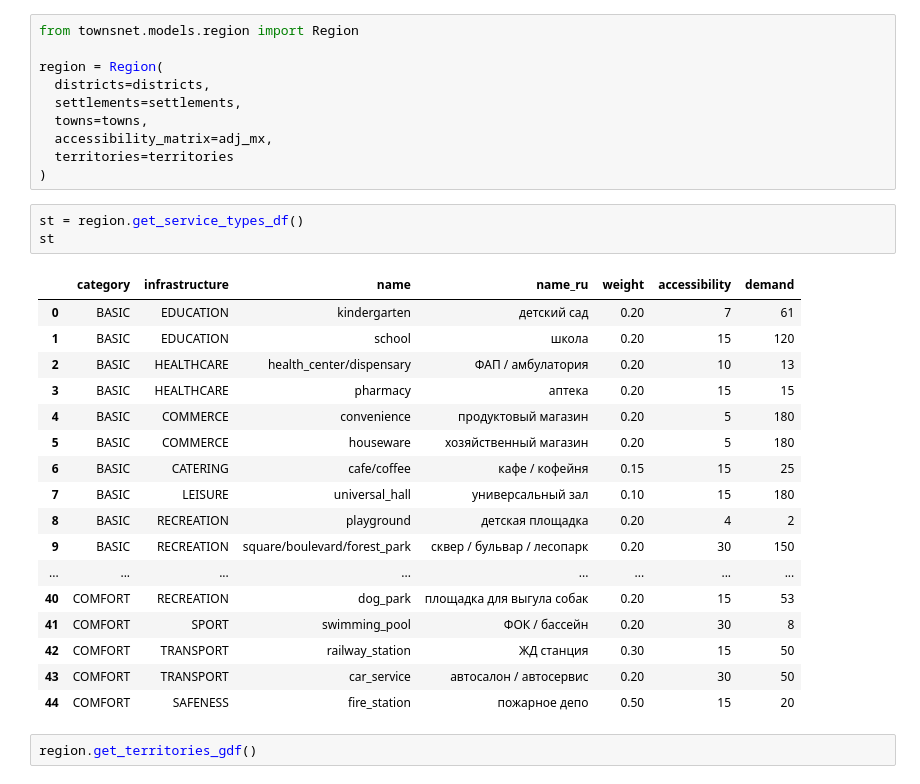
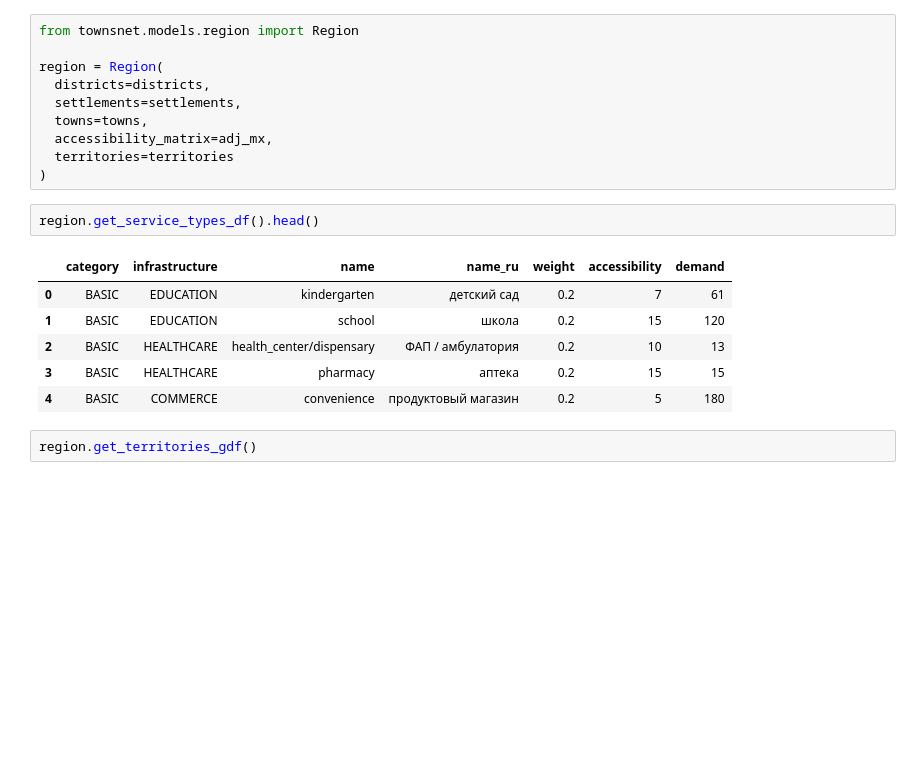
Before and after one commit to aimclub/blocksnet, a Jupyter notebook: examples/region_model.ipynb, the cells around one changed output. Cells and saved outputs as stored; diff of their text form; blank space fills up the shorter version.

```diff
--- a/examples/region_model.ipynb
+++ b/examples/region_model.ipynb
@@ -37,27 +37,15 @@ region = Region(
   accessibility_matrix=adj_mx,
   territories=territories
 )
-# %%
-st = region.get_service_types_df()
-st
-# %% [output]
-|  | category | infrastructure | name | name_ru | weight | accessibility | demand |
-| 0 | BASIC | EDUCATION | kindergarten | детский сад | 0.20 | 7 | 61 |
-| 1 | BASIC | EDUCATION | school | школа | 0.20 | 15 | 120 |
-| 2 | BASIC | HEALTHCARE | health_center/dispensary | ФАП / амбулатория | 0.20 | 10 | 13 |
-| 3 | BASIC | HEALTHCARE | pharmacy | аптека | 0.20 | 15 | 15 |
-| 4 | BASIC | COMMERCE | convenience | продуктовый магазин | 0.20 | 5 | 180 |
-| 5 | BASIC | COMMERCE | houseware | хозяйственный магазин | 0.20 | 5 | 180 |
-| 6 | BASIC | CATERING | cafe/coffee | кафе / кофейня | 0.15 | 15 | 25 |
-| 7 | BASIC | LEISURE | universal_hall | универсальный зал | 0.10 | 15 | 180 |
-| 8 | BASIC | RECREATION | playground | детская площадка | 0.20 | 4 | 2 |
-| 9 | BASIC | RECREATION | square/boulevard/forest_park | сквер / бульвар / лесопарк | 0.20 | 30 | 150 |
-| ... | ... | ... | ... | ... | ... | ... | ... |
-| 40 | COMFORT | RECREATION | dog_park | площадка для выгула собак | 0.20 | 15 | 53 |
-| 41 | COMFORT | SPORT | swimming_pool | ФОК / бассейн | 0.20 | 30 | 8 |
-| 42 | COMFORT | TRANSPORT | railway_station | ЖД станция | 0.30 | 15 | 50 |
-| 43 | COMFORT | TRANSPORT | car_service | автосалон / автосервис | 0.20 | 30 | 50 |
-| 44 | COMFORT | SAFENESS | fire_station | пожарное депо | 0.50 | 15 | 20 |
+# %%
+region.get_service_types_df().head()
+# %% [output]
+|  | category | infrastructure | name | name_ru | weight | accessibility | demand |
+| 0 | BASIC | EDUCATION | kindergarten | детский сад | 0.2 | 7 | 61 |
+| 1 | BASIC | EDUCATION | school | школа | 0.2 | 15 | 120 |
+| 2 | BASIC | HEALTHCARE | health_center/dispensary | ФАП / амбулатория | 0.2 | 10 | 13 |
+| 3 | BASIC | HEALTHCARE | pharmacy | аптека | 0.2 | 15 | 15 |
+| 4 | BASIC | COMMERCE | convenience | продуктовый магазин | 0.2 | 5 | 180 |
 # %%
 region.get_territories_gdf()
 # %% [output]
```
Also changed, not shown: parts of 4 cells of this notebook, 37 other files.
